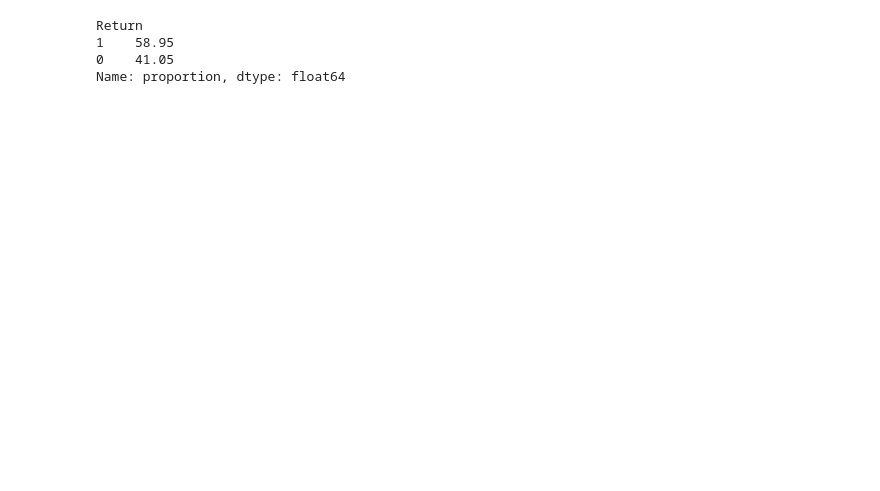
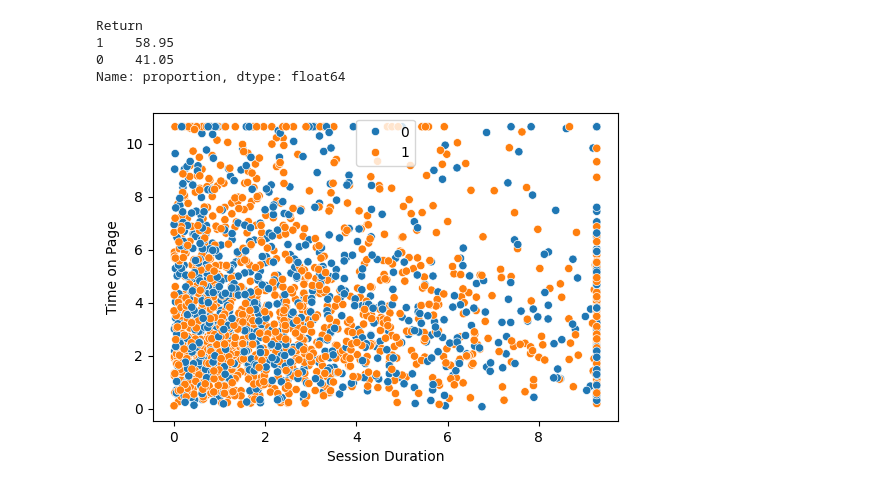
Before and after one commit to Himanshutiwari321/User-Return-Prediction---Startup---ML, a Jupyter notebook: notebooks/03_feature.ipynb, the cells around one changed output. Drawn from its saved outputs; the diff is of its cells as text; code cells hidden in the pictures; blank space fills up the shorter version.

```diff
--- a/notebooks/03_feature.ipynb
+++ b/notebooks/03_feature.ipynb
@@ -54,6 +49,13 @@ Return
 1    58.95
 0    41.05
 Name: proportion, dtype: float64
+# %%
+plt.figure(figsize=(6,4))
+sns.scatterplot(x='Session Duration',y='Time on Page',hue= 'Return', data= df)
+plt.legend()
+plt.show()
+# %% [output]
+[figure, added]
 # %%
 #gold data stores parquet format in gold layer---because parquet format fast , take less size and big data frindly
 
```
Also changed, not shown: parts of 4 cells of this notebook, 3 other files.
